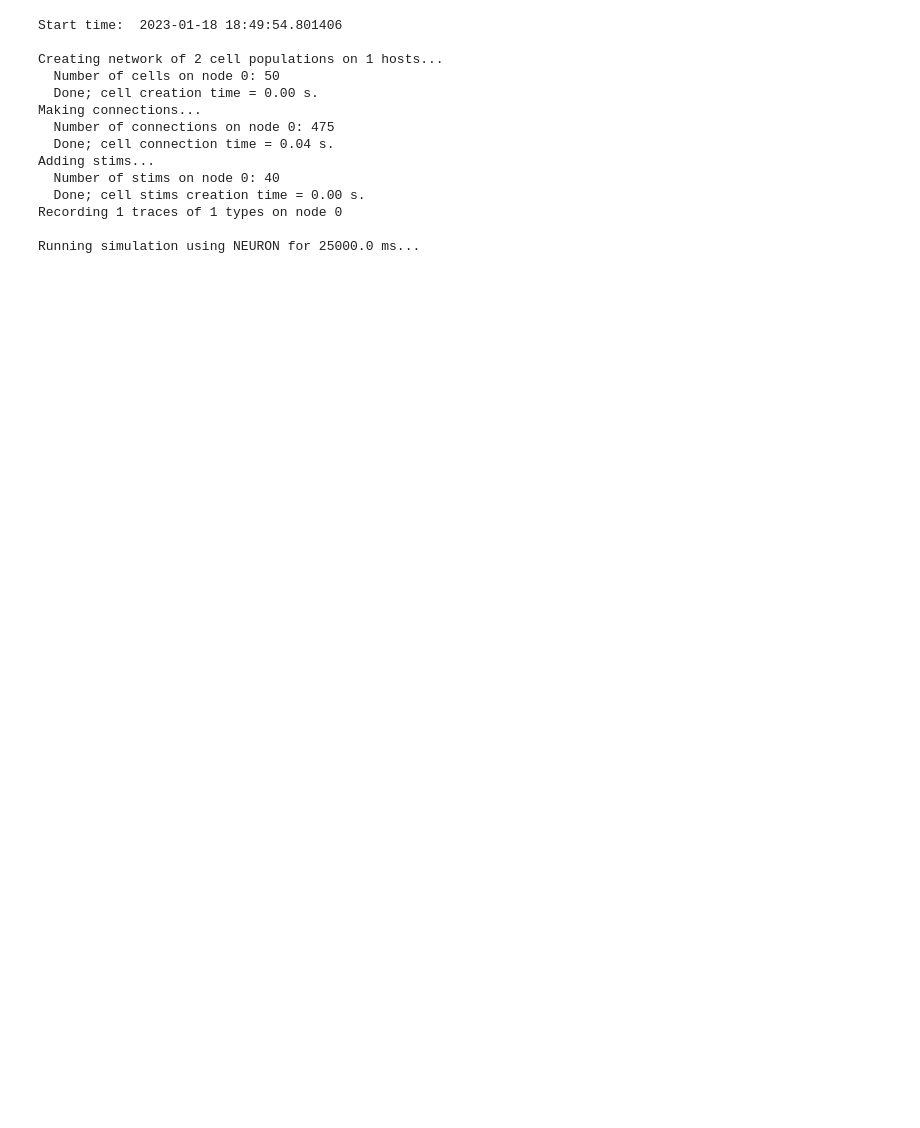
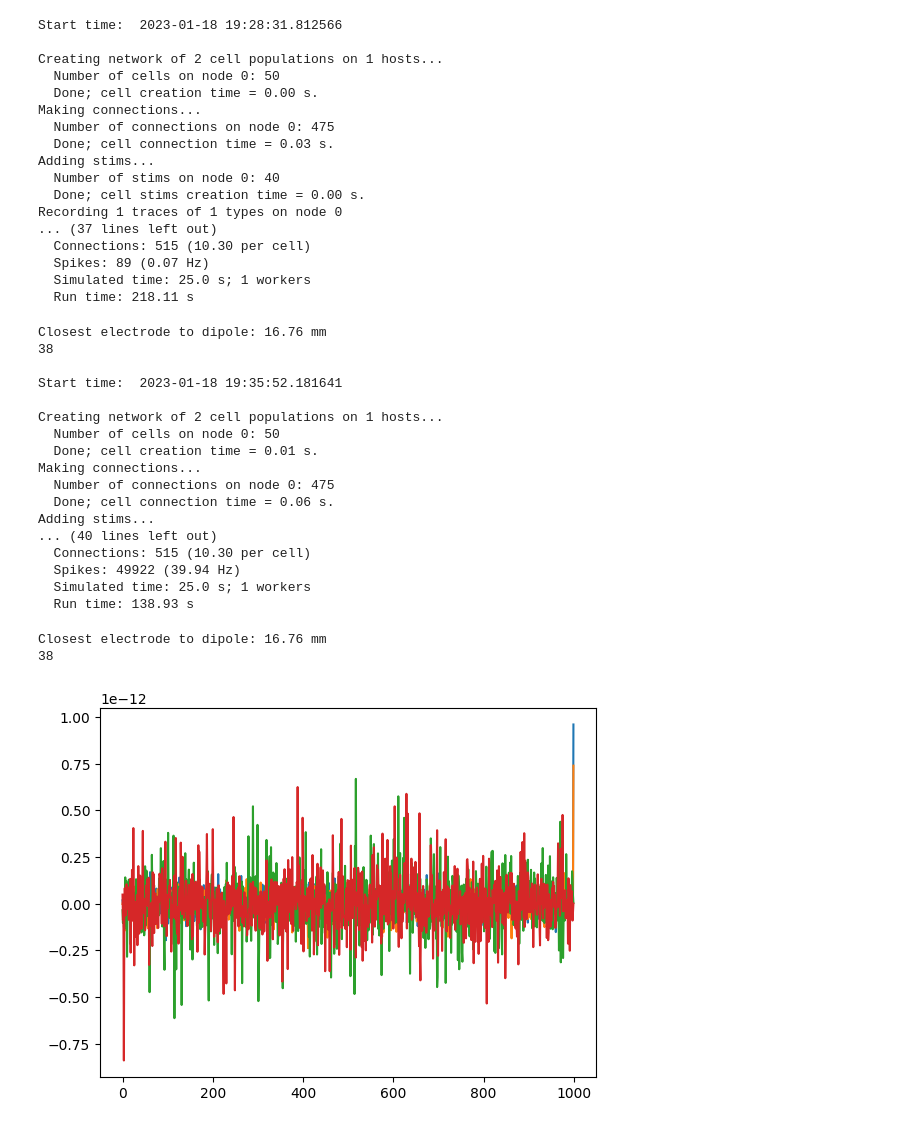
Before and after one commit to davialvb/RNNEEG_laconeu23, a Jupyter notebook: EEG_generator.ipynb, the cells around one changed output. Drawn from its saved outputs; the diff is of its cells as text; code cells hidden in the pictures; blank space fills up the shorter version.

```diff
--- a/EEG_generator.ipynb
+++ b/EEG_generator.ipynb
@@ -98,7 +99,7 @@ simConfig.duration = 25*1e3          # Duration of the simulation, in ms
 simConfig.dt = 0.01                # Internal integration timestep to use
 simConfig.verbose = False           # Show detailed messages
 simConfig.recordTraces = {'V_soma':{'sec':'soma','loc':0.5,'var':'v'}}  # Dict with traces to record
-simConfig.recordStep = 0.1        # Step size in ms to save data (eg. V traces, LFP, etc)
+simConfig.recordStep = 5        # Step size in ms to save data (eg. V traces, LFP, etc)
 simConfig.filename = 'tut_oscillation'  # Set file output name
 simConfig.saveJson = False
 
@@ -114,32 +115,56 @@ simConfig.analysis['plotRateSpectrogram'] = {'include': ['all']}
 # Create network and run simulation
 # sim.createSimulateAnalyze(netParams = netParams, simConfig = simConfig)
 # %%
-qtd_sample = 1
+qtd_sample = 2
 all_eeg = []
 targets = []
 for param_k in tqdm([-55, -85]):
     #netParams.cellParams['pyr']["secs"]["soma"]["ions"]["k"]["e"] = param_k
     for j in range(qtd_sample):
         netParams.cellParams['pyr']["secs"]["soma"]["ions"]["k"]["e"] = param_k + np.random.randn()*0.1
         netParams.stimSourceParams['bkg']['rate'] = 50+np.random.randn()*0.1
         netParams.stimSourceParams['bkg']['noise'] = 0.5+np.random.randn()*0.01
         sim.createSimulateAnalyze(netParams = netParams, simConfig = simConfig)
         array, closest_elec_idx = sim.analysis.plotEEG()
 #         plt.plot(array[closest_elec_idx,-1000:])
-        all_eeg.append(array[closest_elec_idx,2000000::560])
+        save_array = array[closest_elec_idx,400:]
+        all_eeg.append(save_array)
         targets.append(param_k)
 # %% [output]
-Start time:  2023-01-18 18:49:54.801406
+Start time:  2023-01-18 19:28:31.812566
 
 Creating network of 2 cell populations on 1 hosts...
   Number of cells on node 0: 50
   Done; cell creation time = 0.00 s.
 Making connections...
   Number of connections on node 0: 475
-  Done; cell connection time = 0.04 s.
+  Done; cell connection time = 0.03 s.
 Adding stims...
   Number of stims on node 0: 40
   Done; cell stims creation time = 0.00 s.
 Recording 1 traces of 1 types on node 0
-
-Running simulation using NEURON for 25000.0 ms...
+... (37 lines left out)
+  Connections: 515 (10.30 per cell)
+  Spikes: 89 (0.07 Hz)
+  Simulated time: 25.0 s; 1 workers
+  Run time: 218.11 s
+Closest electrode to dipole: 16.76 mm
+38
+
+Start time:  2023-01-18 19:35:52.181641
+
+Creating network of 2 cell populations on 1 hosts...
+  Number of cells on node 0: 50
+  Done; cell creation time = 0.01 s.
+Making connections...
+  Number of connections on node 0: 475
+  Done; cell connection time = 0.06 s.
+Adding stims...
+... (40 lines left out)
+  Connections: 515 (10.30 per cell)
+  Spikes: 49922 (39.94 Hz)
+  Simulated time: 25.0 s; 1 workers
+  Run time: 138.93 s
+Closest electrode to dipole: 16.76 mm
+38
+[figure, added]
```
Also changed, not shown: parts of 8 cells of this notebook.
